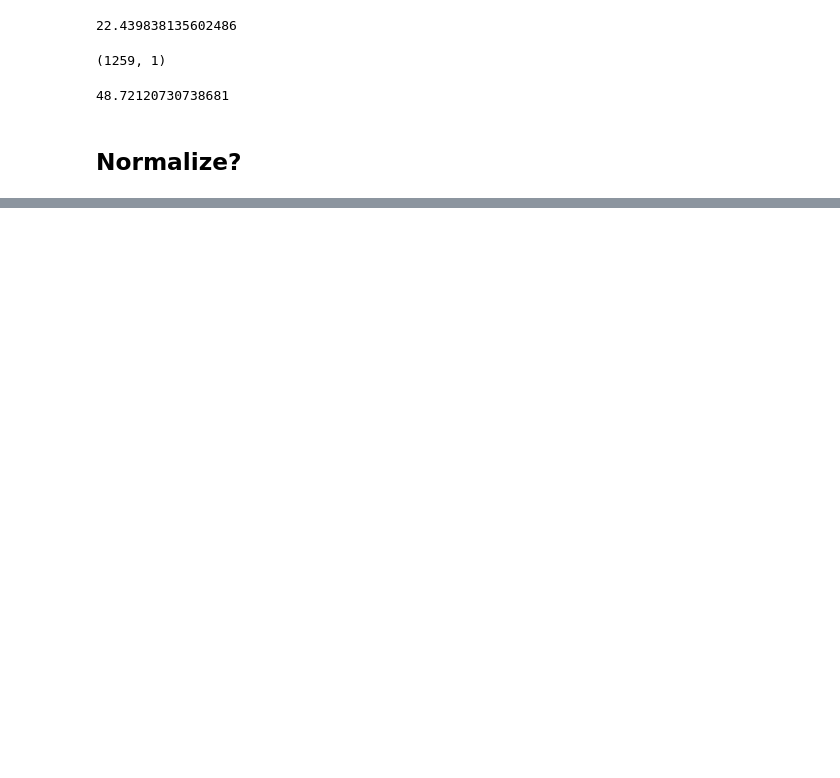
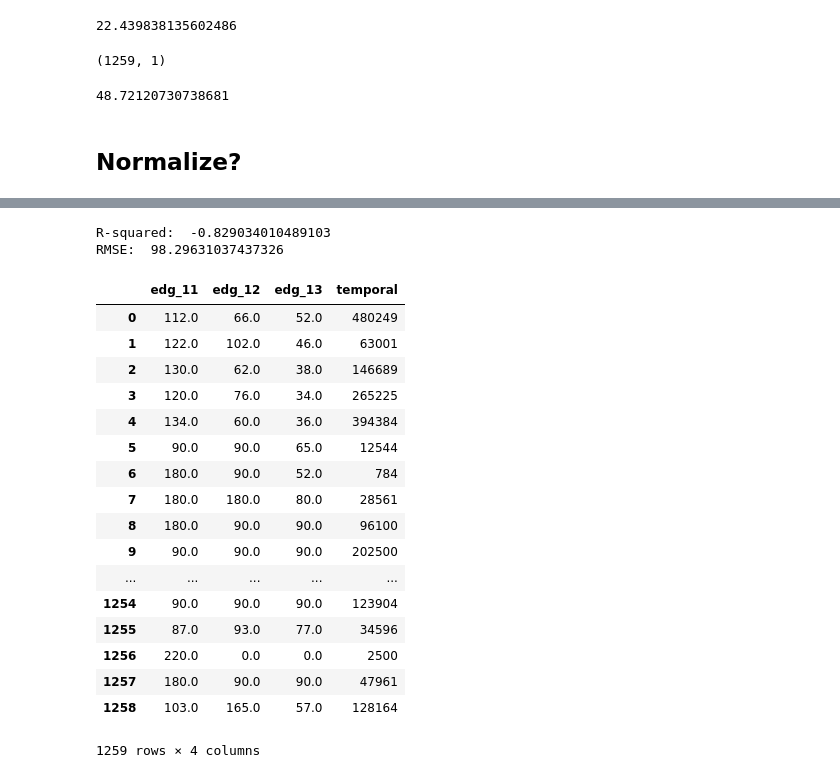
Before and after one commit to LoganWeir/muni_predict, a Jupyter notebook: playing_with_data/playing_1259_temporal.ipynb, the cells around one changed output, grey strips where cells are left out. Drawn from its saved outputs; the diff is of its cells as text; code cells hidden in the pictures; blank space fills up the shorter version.

```diff
--- a/playing_with_data/playing_1259_temporal.ipynb
+++ b/playing_with_data/playing_1259_temporal.ipynb
@@ -273,0 +370,14 @@ regr.score(X_test, y_test.flatten())
+# %%
+regr = RandomForestRegressor(n_estimators=50, max_depth=3, max_features=2)
+
+crossed = cross_validate(regr, X_norm, y_norm.flatten(), cv=20,
+                         scoring=['neg_mean_squared_error','r2'], return_train_score=False)
+
+rmse_norm = (abs(crossed['test_neg_mean_squared_error'].mean()))**.5
+r2 = crossed['test_neg_mean_squared_error'].mean()
+
+print ("R-squared: ", r2)
+print ('RMSE: ', scaler_y.inverse_transform([rmse_norm])[0])
+# %% [output]
+R-squared:  -0.829034010489103
+RMSE:  98.29631037437326
@@ -273,0 +396,21 @@ regr.score(X_test, y_test.flatten())
+# %%
+df
+# %% [output]
+|  | edg_11 | edg_12 | edg_13 | temporal |
+| 0 | 112.0 | 66.0 | 52.0 | 480249 |
+| 1 | 122.0 | 102.0 | 46.0 | 63001 |
+| 2 | 130.0 | 62.0 | 38.0 | 146689 |
+| 3 | 120.0 | 76.0 | 34.0 | 265225 |
+| 4 | 134.0 | 60.0 | 36.0 | 394384 |
+| 5 | 90.0 | 90.0 | 65.0 | 12544 |
+| 6 | 180.0 | 90.0 | 52.0 | 784 |
+| 7 | 180.0 | 180.0 | 80.0 | 28561 |
+| 8 | 180.0 | 90.0 | 90.0 | 96100 |
+| 9 | 90.0 | 90.0 | 90.0 | 202500 |
+| ... | ... | ... | ... | ... |
+| 1254 | 90.0 | 90.0 | 90.0 | 123904 |
+| 1255 | 87.0 | 93.0 | 77.0 | 34596 |
+| 1256 | 220.0 | 0.0 | 0.0 | 2500 |
+| 1257 | 180.0 | 90.0 | 90.0 | 47961 |
+| 1258 | 103.0 | 165.0 | 57.0 | 128164 |
+1259 rows × 4 columns
```
Also changed, not shown: parts of 28 cells of this notebook, 2 other files.
